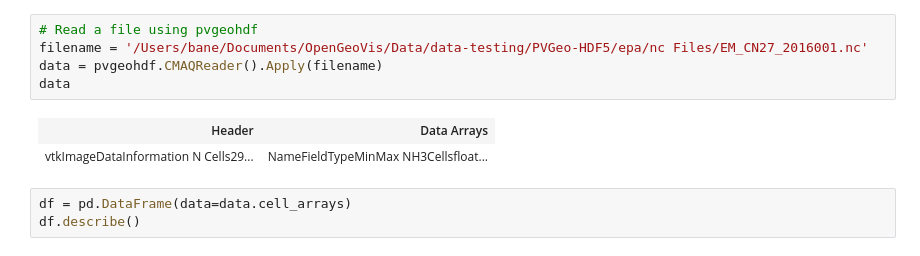
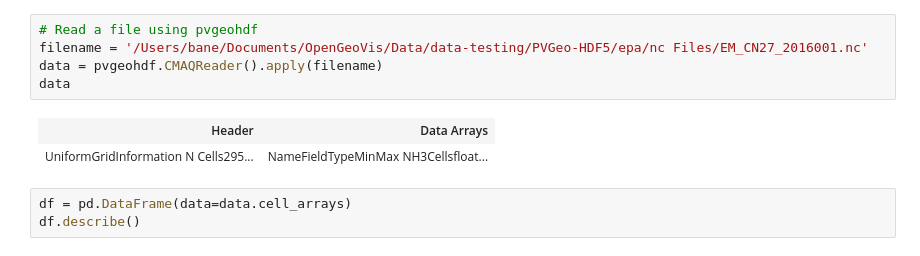
Before and after one commit to OpenGeoVis/PVGeo-HDF5, a Jupyter notebook: examples/CMAQReader.ipynb, the cells around one changed output. Cells and saved outputs as stored; diff of their text form.

Commit message:
Refactor for PVGeo v2.0.0a0

```diff
--- a/examples/CMAQReader.ipynb
+++ b/examples/CMAQReader.ipynb
@@ -6,11 +11,11 @@ import numpy as np
 # %%
 # Read a file using pvgeohdf
 filename = '/Users/bane/Documents/OpenGeoVis/Data/data-testing/PVGeo-HDF5/epa/nc Files/EM_CN27_2016001.nc'
-data = pvgeohdf.CMAQReader().Apply(filename)
+data = pvgeohdf.CMAQReader().apply(filename)
 data
 # %% [output]
 | Header | Data Arrays |
-| vtkImageDataInformation N Cells29... | NameFieldTypeMinMax NH3Cellsfloat... |
+| UniformGridInformation N Cells295... | NameFieldTypeMinMax NH3Cellsfloat... |
 # %%
 df = pd.DataFrame(data=data.cell_arrays)
 df.describe()
```
Also changed, not shown: parts of 1 cell of this notebook, 4 other files.
